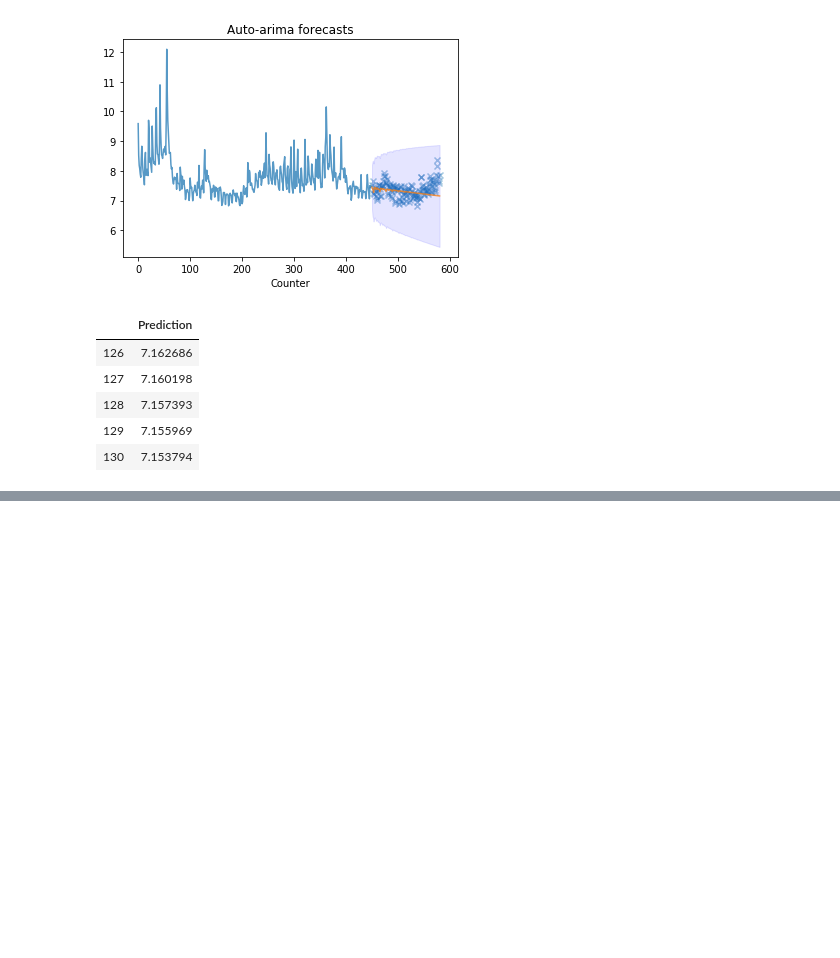
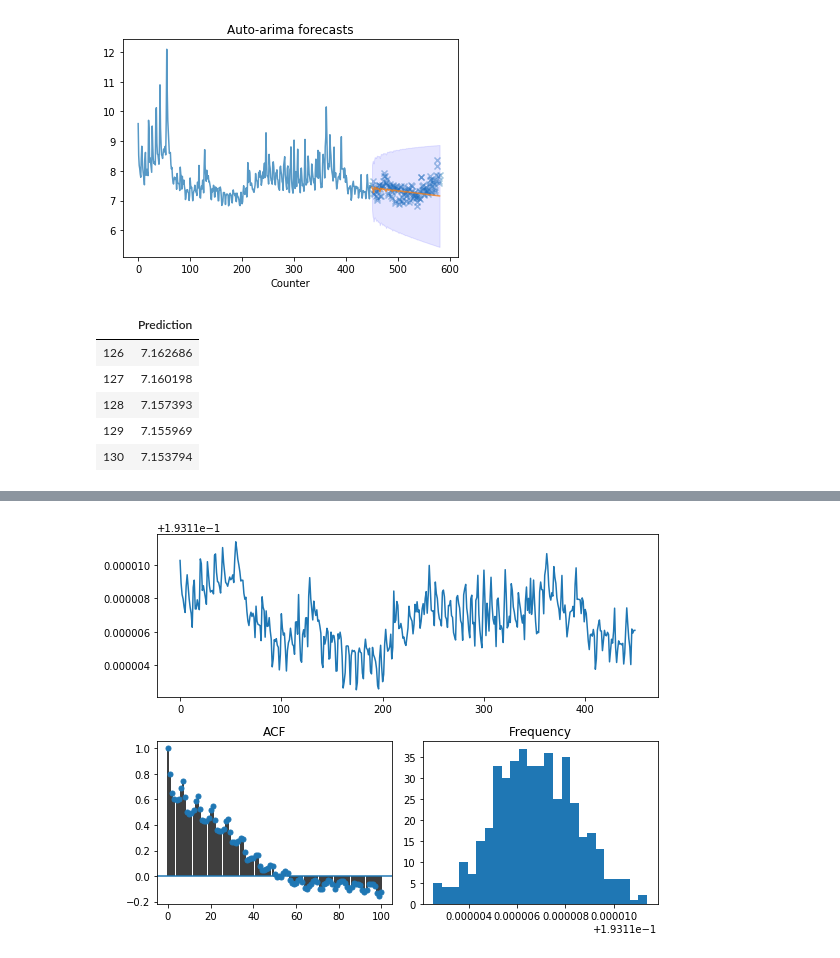
Before and after one commit to Anaisdg/Algorithm_Research, a Jupyter notebook: Forecasting/ARIMA/auto-arima/Auto-Arima.ipynb, the cells around one changed output, grey strips where cells are left out. Drawn from its saved outputs; the diff is of its cells as text; code cells hidden in the pictures; blank space fills up the shorter version.

```diff
--- a/Forecasting/ARIMA/auto-arima/Auto-Arima.ipynb
+++ b/Forecasting/ARIMA/auto-arima/Auto-Arima.ipynb
@@ -153,0 +184,7 @@ forecast.tail()
+# %%
+from pmdarima.preprocessing import BoxCoxEndogTransformer
+
+train_bc, _ = BoxCoxEndogTransformer().fit_transform(train)
+tsdisplay(train_bc, lag_max=100)
+# %% [output]
+[figure, added]
```
Also changed, not shown: parts of 8 cells of this notebook, 2 other files.
